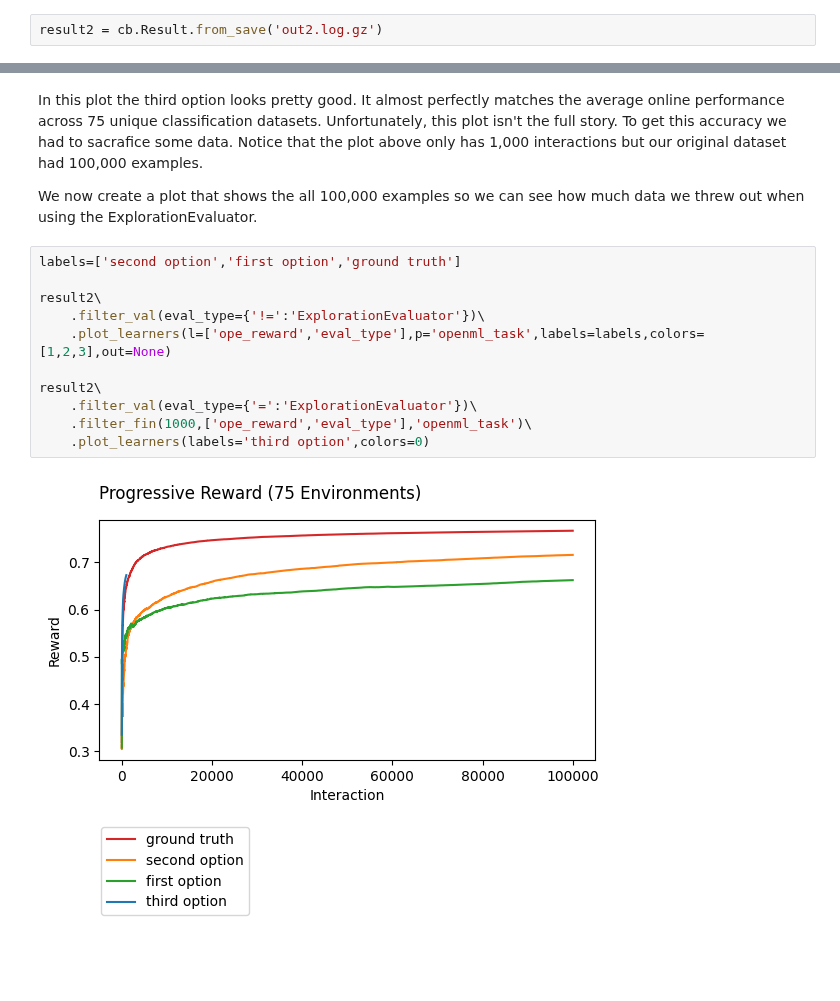
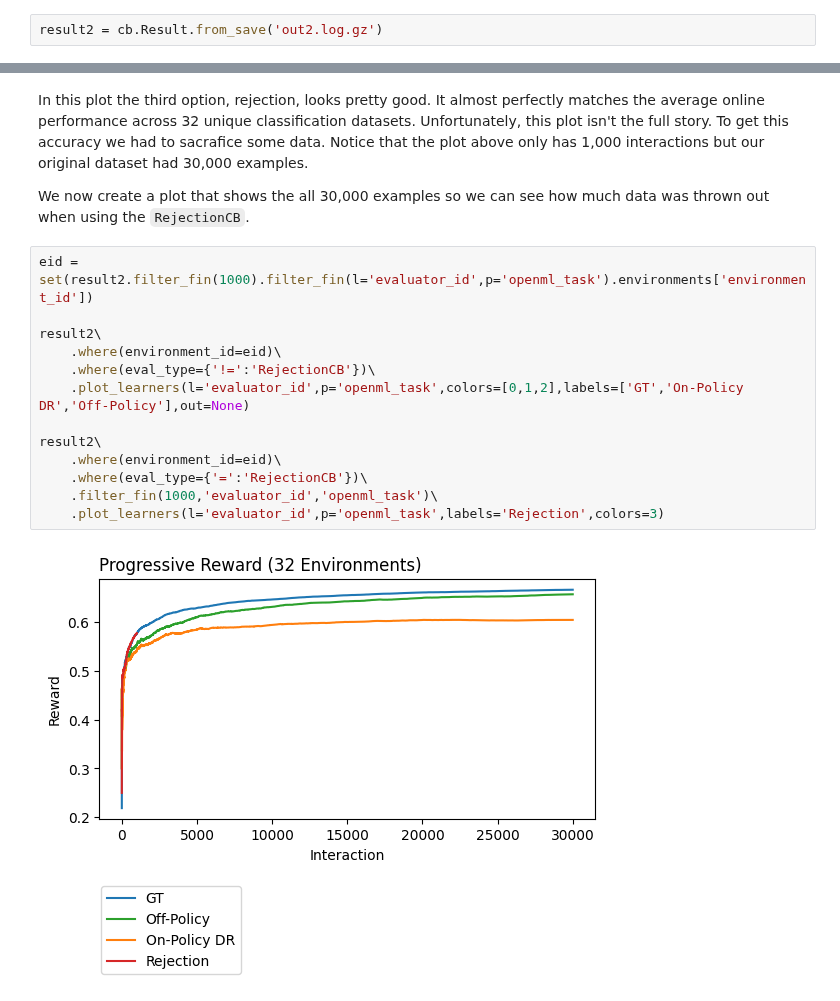
Before and after one commit to VowpalWabbit/coba, a Jupyter notebook: examples/notebooks/Logged.ipynb, the cells around one changed output, grey strips where cells are left out. Drawn from its saved outputs; the diff is of its cells as text; blank space fills up the shorter version.

```diff
--- a/examples/notebooks/Logged.ipynb
+++ b/examples/notebooks/Logged.ipynb
@@ -133,17 +132,19 @@ Interactions beyond the shortest openml_task have been excluded.
 # %% [markdown]
-In this plot the third option looks pretty good. It almost perfectly matches the average online performance across 75 unique classification datasets. Unfortunately, this plot isn't the full story. To get this accuracy we had to sacrafice some data. Notice that the plot above only has 1,000 interactions but our original dataset had 100,000 examples.
+In this plot the third option, rejection, looks pretty good. It almost perfectly matches the average online performance across 32 unique classification datasets. Unfortunately, this plot isn't the full story. To get this accuracy we had to sacrafice some data. Notice that the plot above only has 1,000 interactions but our original dataset had 30,000 examples.
 
-We now create a plot that shows the all 100,000 examples so we can see how much data we threw out when using the ExplorationEvaluator.
+We now create a plot that shows the all 30,000 examples so we can see how much data was thrown out when using the `RejectionCB`.
 # %%
-labels=['second option','first option','ground truth']
+eid = set(result2.filter_fin(1000).filter_fin(l='evaluator_id',p='openml_task').environments['environment_id'])
 
 result2\
-    .filter_val(eval_type={'!=':'ExplorationEvaluator'})\
-    .plot_learners(l=['ope_reward','eval_type'],p='openml_task',labels=labels,colors=[1,2,3],out=None)
+    .where(environment_id=eid)\
+    .where(eval_type={'!=':'RejectionCB'})\
+    .plot_learners(l='evaluator_id',p='openml_task',colors=[0,1,2],labels=['GT','On-Policy DR','Off-Policy'],out=None)
 
 result2\
-    .filter_val(eval_type={'=':'ExplorationEvaluator'})\
-    .filter_fin(1000,['ope_reward','eval_type'],'openml_task')\
-    .plot_learners(labels='third option',colors=0)
+    .where(environment_id=eid)\
+    .where(eval_type={'=':'RejectionCB'})\
+    .filter_fin(1000,'evaluator_id','openml_task')\
+    .plot_learners(l='evaluator_id',p='openml_task',labels='Rejection',colors=3)
 # %% [output]
-[figure, old version]
+[figure, new version]
```
Also changed, not shown: parts of 22 cells of this notebook, 27 other files.
